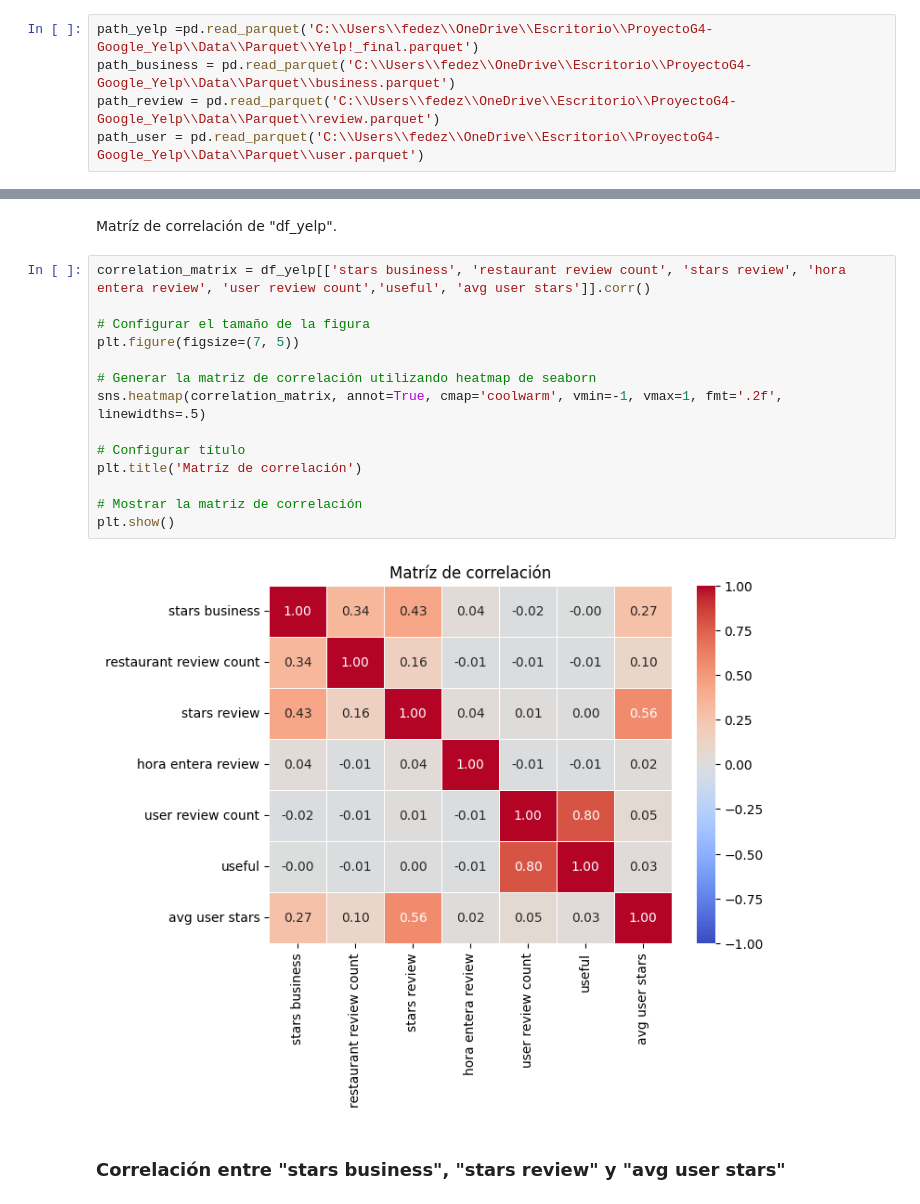
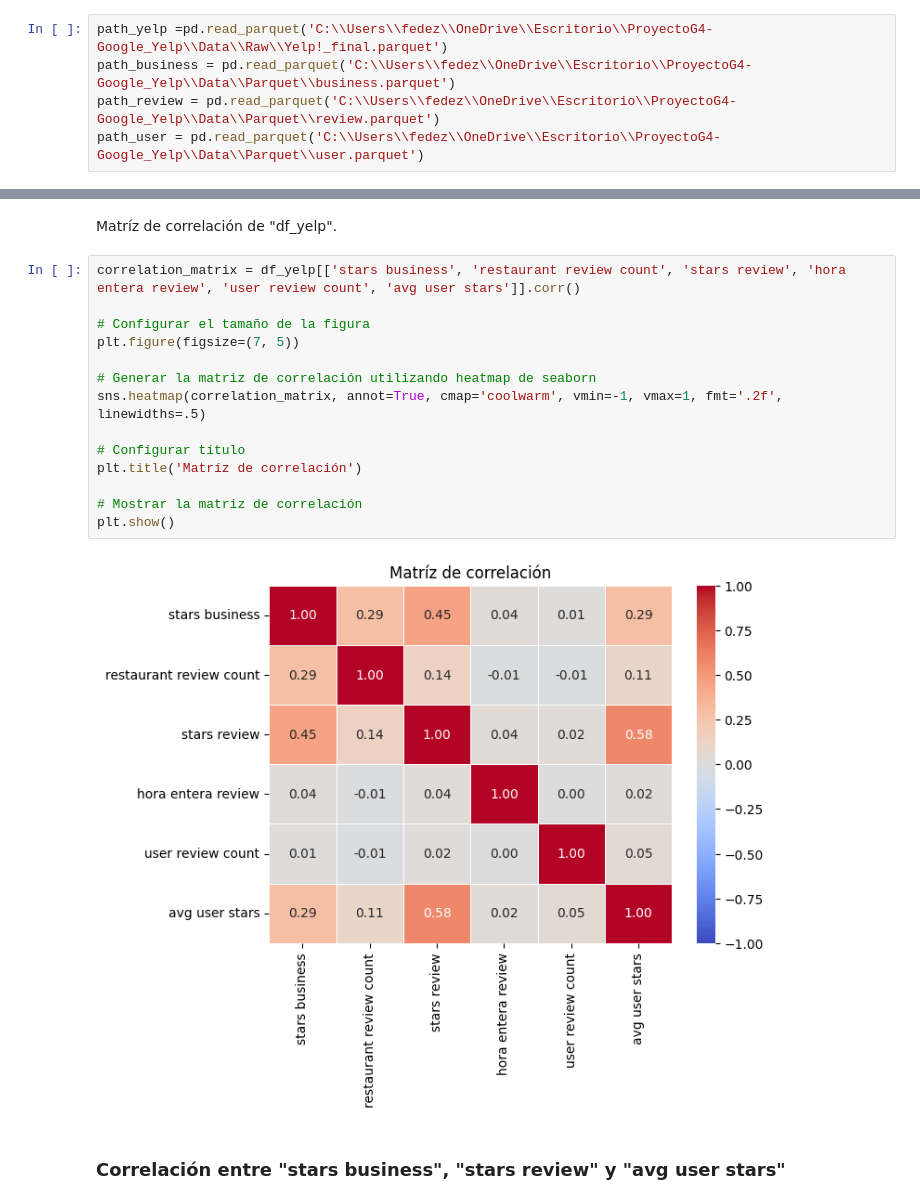
Before and after one commit to Agusherbo/ProyectoG4-Google_Yelp, a Jupyter notebook: Notebooks/EDA/EDA-Yelp.ipynb, the cells around one changed output, grey strips where cells are left out. Drawn from its saved outputs; the diff is of its cells as text.

Commit message:
Actualizacion de archivos yelp

```diff
--- a/Notebooks/EDA/EDA-Yelp.ipynb
+++ b/Notebooks/EDA/EDA-Yelp.ipynb
@@ -16,7 +16,7 @@ warnings.filterwarnings("ignore")
 # %% [markdown]
 ### Rutas.
 # %%
-path_yelp =pd.read_parquet('C:\\Users\\fedez\\OneDrive\\Escritorio\\ProyectoG4-Google_Yelp\\Data\\Parquet\\Yelp!_final.parquet')
+path_yelp =pd.read_parquet('C:\\Users\\fedez\\OneDrive\\Escritorio\\ProyectoG4-Google_Yelp\\Data\\Raw\\Yelp!_final.parquet')
 path_business = pd.read_parquet('C:\\Users\\fedez\\OneDrive\\Escritorio\\ProyectoG4-Google_Yelp\\Data\\Parquet\\business.parquet')
 path_review = pd.read_parquet('C:\\Users\\fedez\\OneDrive\\Escritorio\\ProyectoG4-Google_Yelp\\Data\\Parquet\\review.parquet')
 path_user = pd.read_parquet('C:\\Users\\fedez\\OneDrive\\Escritorio\\ProyectoG4-Google_Yelp\\Data\\Parquet\\user.parquet')
@@ -39,21 +39,21 @@ df_yelp.head(1)
 # %% [markdown]
 Matríz de correlación de "df_yelp".
 # %%
-correlation_matrix = df_yelp[['stars business', 'restaurant review count', 'stars review', 'hora entera review', 'user review count','useful', 'avg user stars']].corr()
+correlation_matrix = df_yelp[['stars business', 'restaurant review count', 'stars review', 'hora entera review', 'user review count', 'avg user stars']].corr()
 
 # Configurar el tamaño de la figura
 plt.figure(figsize=(7, 5))
 
 # Generar la matriz de correlación utilizando heatmap de seaborn
 sns.heatmap(correlation_matrix, annot=True, cmap='coolwarm', vmin=-1, vmax=1, fmt='.2f', linewidths=.5)
 
 # Configurar título
 plt.title('Matríz de correlación')
 
 # Mostrar la matriz de correlación
 plt.show()
 # %% [output]
-[figure, old version]
+[figure, new version]
 # %% [markdown]
 ### Correlación entre "stars business", "stars review" y "avg user stars"
 # %%
```
Also changed, not shown: 6 other files.
